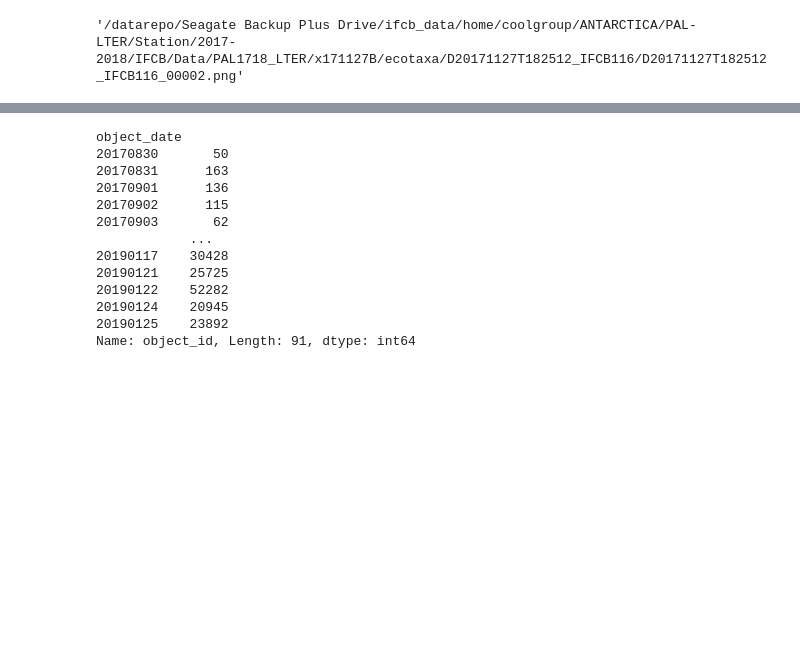
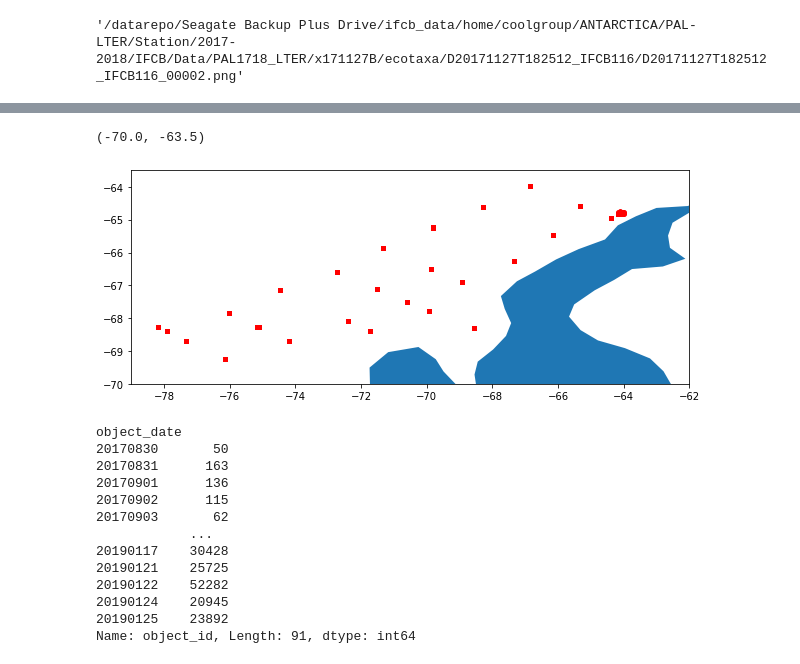
Before and after one commit to patrickcgray/deep_ifcb, a Jupyter notebook: python/Data Exploration.ipynb, the cells around one changed output, grey strips where cells are left out. Saved outputs shown, nothing was run; the diff lists cells and outputs as text; code cells hidden in the pictures; blank space fills up the shorter version.

```diff
--- a/python/Data Exploration.ipynb
+++ b/python/Data Exploration.ipynb
@@ -47,3 +136,15 @@ img_md_subset[img_md_subset['object_date'] == 20171127]
+# %%
+fig, ax = plt.subplots(figsize=(10, 10))
+
+world = gpd.read_file(gpd.datasets.get_path('naturalearth_lowres'))
+world.plot(figsize=(10, 6), ax=ax)
+gdf.sample(n=20000).plot(ax=ax, marker='o', color='red', markersize=15)
+
+ax.set_xlim(-79, -62)
+ax.set_ylim(-70,-63.5)
+# %% [output]
+(-70.0, -63.5)
+[figure, added]
 # %%
 img_md_subset.groupby('object_date')['object_id'].nunique()
 # %% [output]
```
Also changed, not shown: parts of 60 cells of this notebook, 2 other files.
